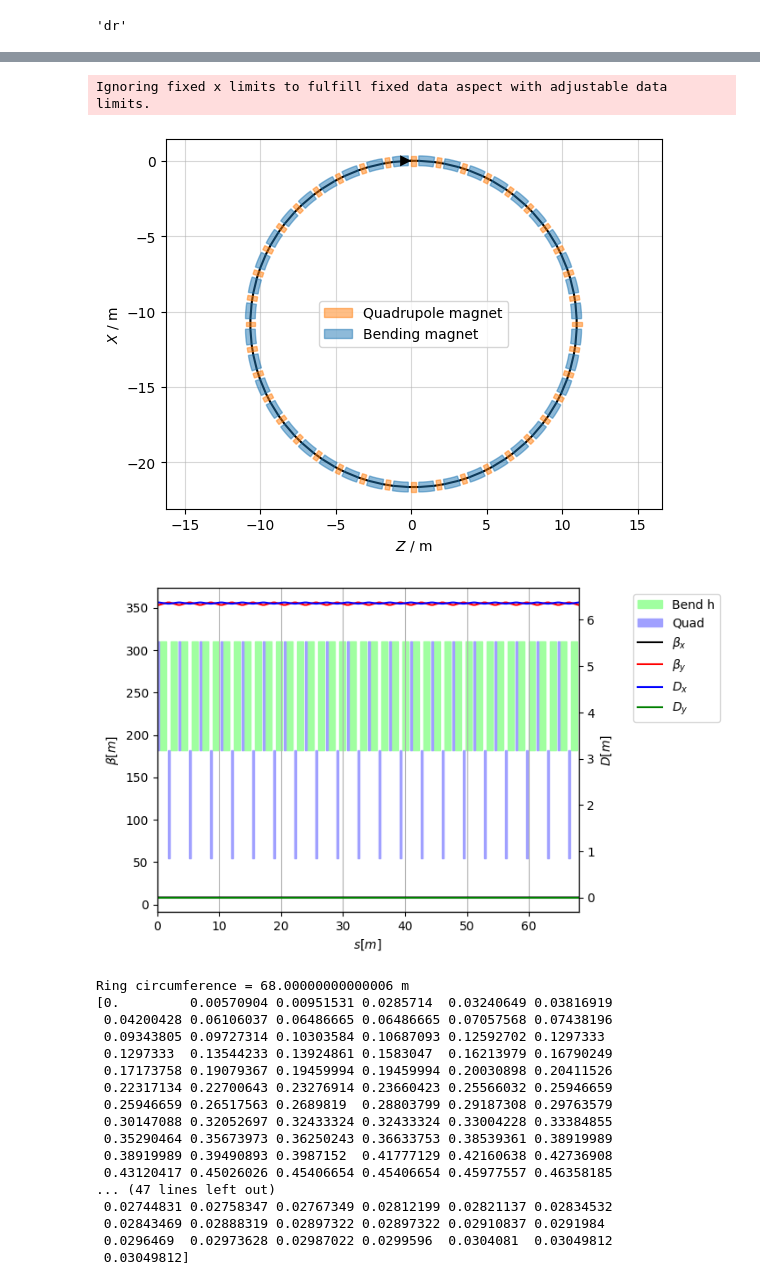
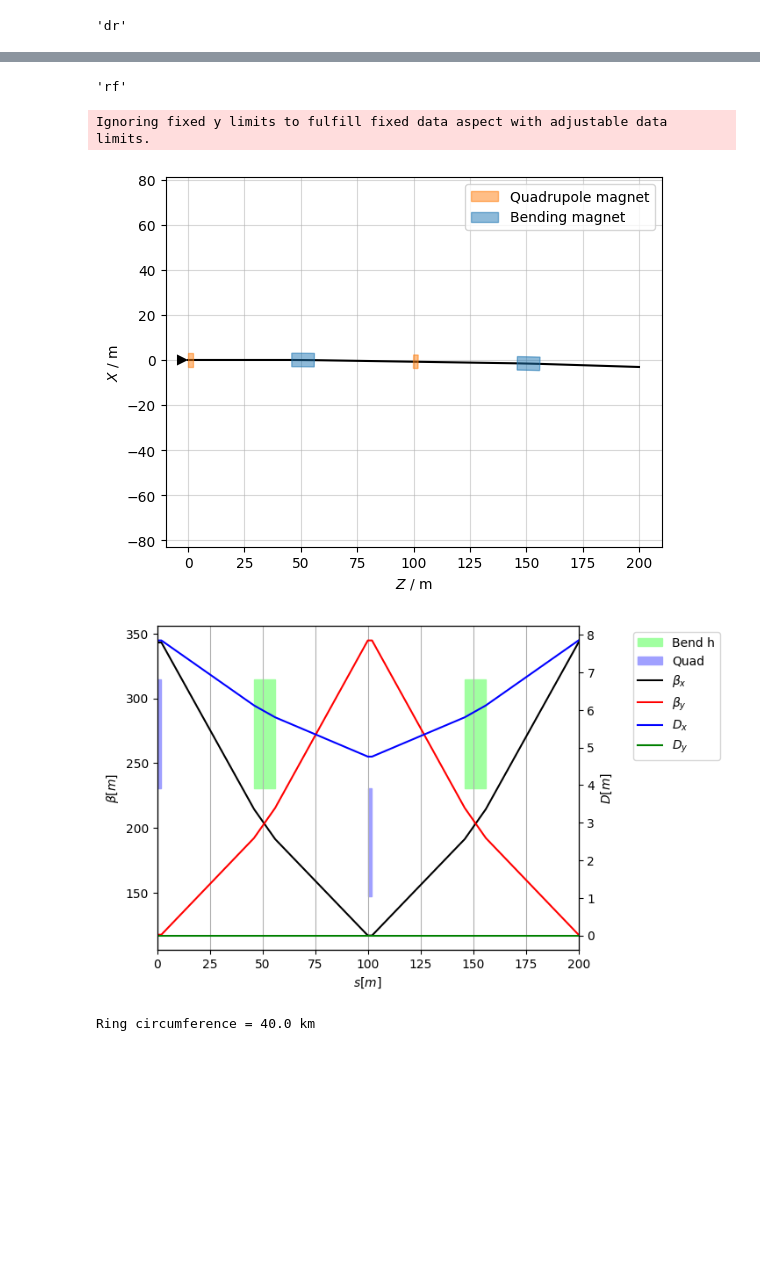
Before and after one commit to Maddie-jpg/polarizer-ring-studies, a Jupyter notebook: 2nd week.ipynb, the cells around one changed output, grey strips where cells are left out. Cells and saved outputs as stored; diff of their text form; code cells hidden in the pictures; blank space fills up the shorter version.

```diff
--- a/2nd week.ipynb
+++ b/2nd week.ipynb
@@ -6,4 +11,11 @@ import matplotlib.pyplot as plt
 # %%
-# Environment and Particle Reference
+
+# ----------------------------------------------------------
+# 1) Create Environment and Reference Particle
+# ----------------------------------------------------------
+
 env = xt.Environment()
-env.set_particle_ref('electron', p0c=45.6e9)
+energy_GeV = 45.6
+env.set_particle_ref('electron', p0c=energy_GeV * 1e9)
+
+c = 299792458.0
@@ -37,39 +58,44 @@ env.new('rf', xt.Cavity, voltage=5e6, frequency=rf_freq, lag=180)
+# %%
+
+# ----------------------------------------------------------
+# 4) RF System
+# ----------------------------------------------------------
+
+ring_length = n_cells * cell_length
+f_rev = c / ring_length
+h = 10000
+rf_freq = h * f_rev
+
+rf_voltage = 800e6  # 100 MV (safe margin)
+
+env.new('rf', xt.Cavity,
+        voltage=rf_voltage,
+        frequency=rf_freq,
+        lag=0)
+# %% [output]
+'rf'
 # %%
-# 5. Build the Ring
-cell_components = ['mqf', 'dr', 'mb', 'dr', 'mqd', 'dr', 'mb', 'dr','rf']
-#place the RF cavity at the start of the full ring sequence
+
+# ----------------------------------------------------------
+# 5) Build Ring
+# ----------------------------------------------------------
+cell_components=['mqf', 'dr', 'mb', 'dr','mqd', 'dr', 'mb', 'dr']
+
+cell = env.new_line(components=cell_components)
+cell.survey().plot()
+
+cell.twiss4d().plot()
+plt.show()
 
 ring_components = (cell_components * n_cells)
-ring = env.new_line(components=ring_components)
-ring.survey().plot()
+ring = env.new_line(components=['rf'] + ring_components)
 
-ring.twiss4d().plot()
-plt.show()
+ring.build_tracker()
 
-print("\nRing circumference =", ring.get_length(), "m")
-
-tw=ring.twiss()
-print(tw['mux']) # Horizontal phase advance
-print(tw['muy']) # Vertical phase advance
+print("\nRing circumference =", ring.get_length()/1000, "km")
 # %% [output]
-Ignoring fixed x limits to fulfill fixed data aspect with adjustable data limits.
+Ignoring fixed y limits to fulfill fixed data aspect with adjustable data limits.
-[figure, old version]
+[figure, new version]
-[figure, old version]
+[figure, new version]
-Ring circumference = 68.00000000000006 m
-[0.         0.00570904 0.00951531 0.0285714  0.03240649 0.03816919
- 0.04200428 0.06106037 0.06486665 0.06486665 0.07057568 0.07438196
- 0.09343805 0.09727314 0.10303584 0.10687093 0.12592702 0.1297333
- 0.1297333  0.13544233 0.13924861 0.1583047  0.16213979 0.16790249
- 0.17173758 0.19079367 0.19459994 0.19459994 0.20030898 0.20411526
- 0.22317134 0.22700643 0.23276914 0.23660423 0.25566032 0.25946659
- 0.25946659 0.26517563 0.2689819  0.28803799 0.29187308 0.29763579
- 0.30147088 0.32052697 0.32433324 0.32433324 0.33004228 0.33384855
- 0.35290464 0.35673973 0.36250243 0.36633753 0.38539361 0.38919989
- 0.38919989 0.39490893 0.3987152  0.41777129 0.42160638 0.42736908
- 0.43120417 0.45026026 0.45406654 0.45406654 0.45977557 0.46358185
-... (47 lines left out)
- 0.02744831 0.02758347 0.02767349 0.02812199 0.02821137 0.02834532
- 0.02843469 0.02888319 0.02897322 0.02897322 0.02910837 0.0291984
- 0.0296469  0.02973628 0.02987022 0.0299596  0.0304081  0.03049812
- 0.03049812]
+Ring circumference = 40.0 km
 # %%
```
Also changed, not shown: parts of 12 cells of this notebook.
